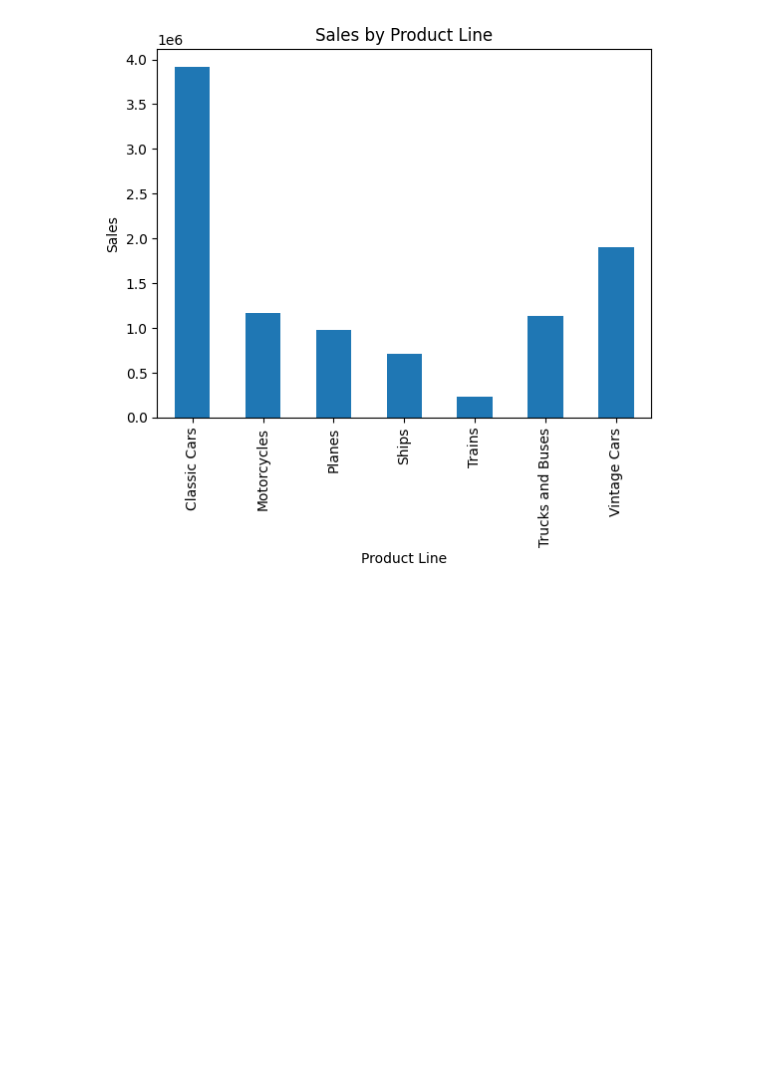
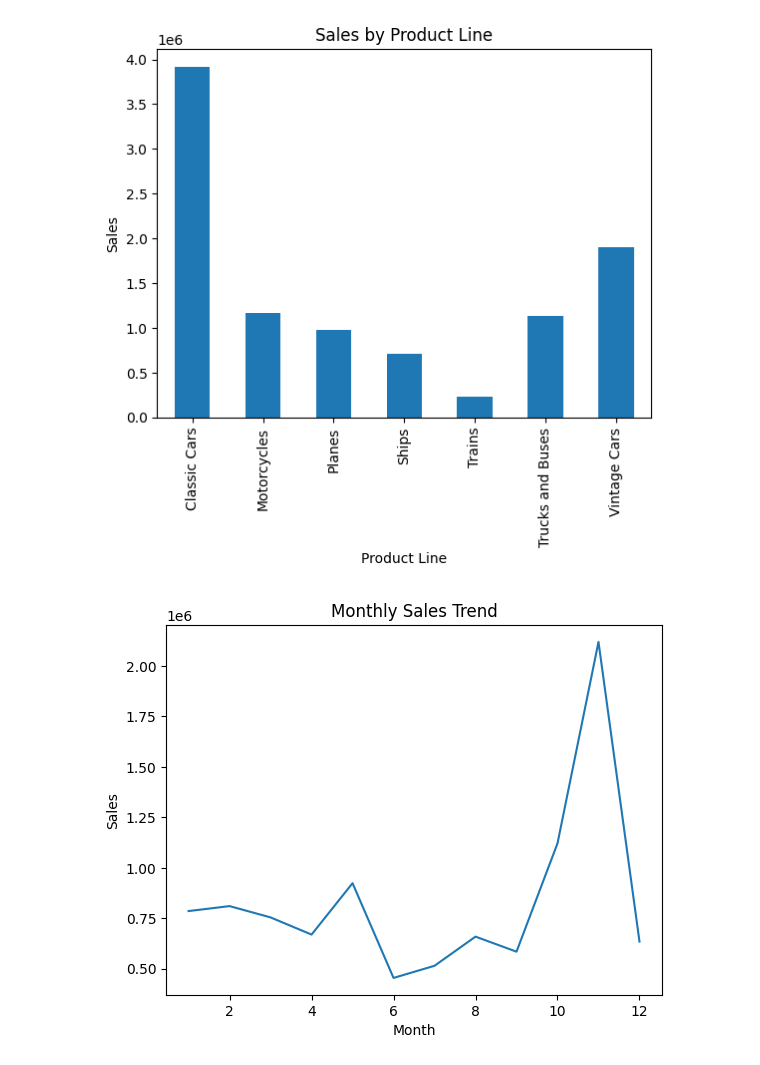
Before and after one commit to Savindi2002/data-science-journey, a Jupyter notebook: textminingproject/Sales Data Analysis Dashboard.ipynb, the cells around one changed output. Drawn from its saved outputs; the diff is of its cells as text; code cells hidden in the pictures; blank space fills up the shorter version.

Commit message:
trend

```diff
--- a/textminingproject/Sales Data Analysis Dashboard.ipynb
+++ b/textminingproject/Sales Data Analysis Dashboard.ipynb
@@ -94,3 +94,15 @@ plt.ylabel("Sales")
 plt.show()
 # %% [output]
 [figure]
+# %%
+monthly_sales = data.groupby("MONTH_ID")["SALES"].sum()
+
+monthly_sales.plot()
+
+plt.title("Monthly Sales Trend")
+plt.xlabel("Month")
+plt.ylabel("Sales")
+
+plt.show()
+# %% [output]
+[figure, added]
```
